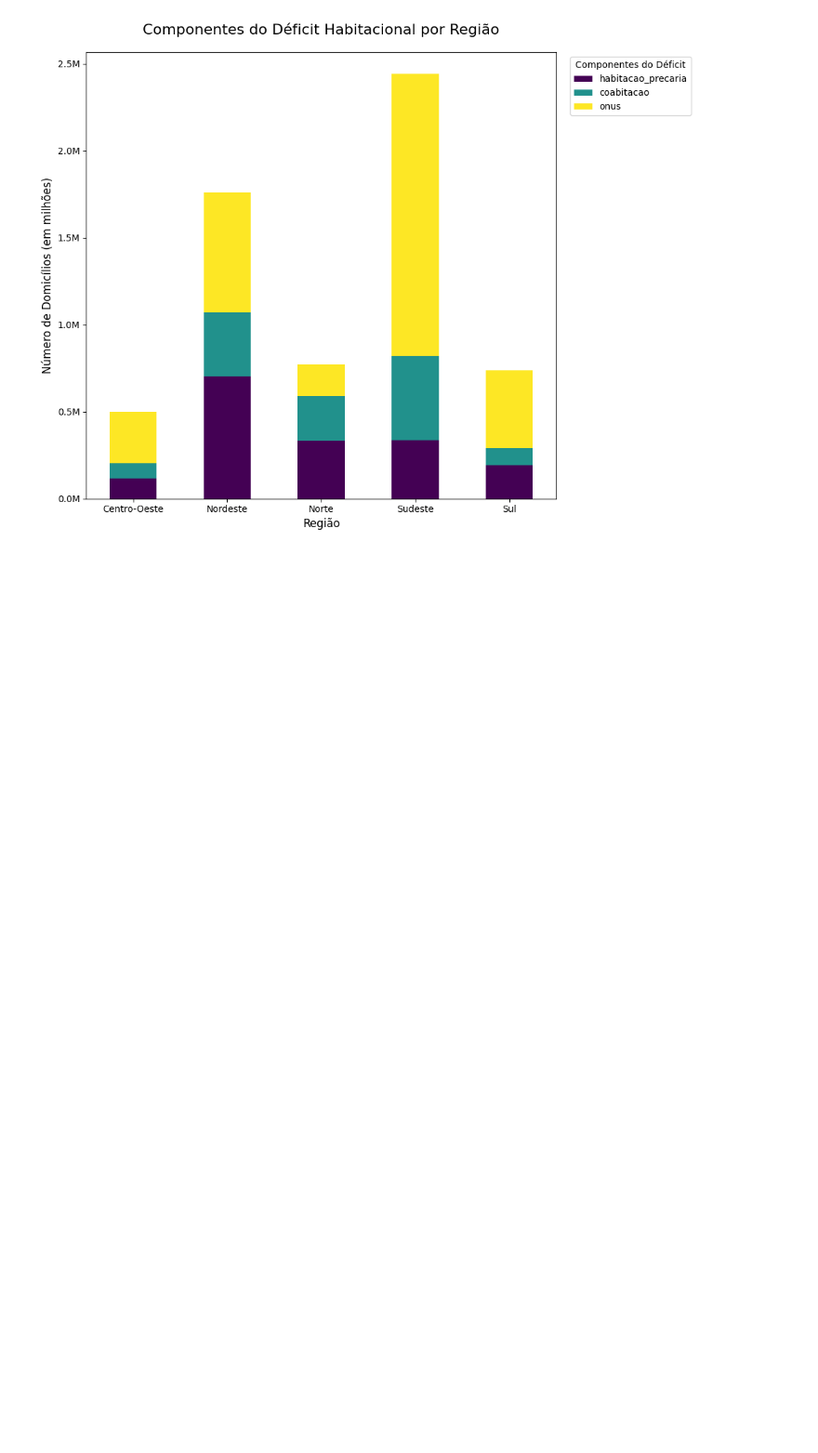
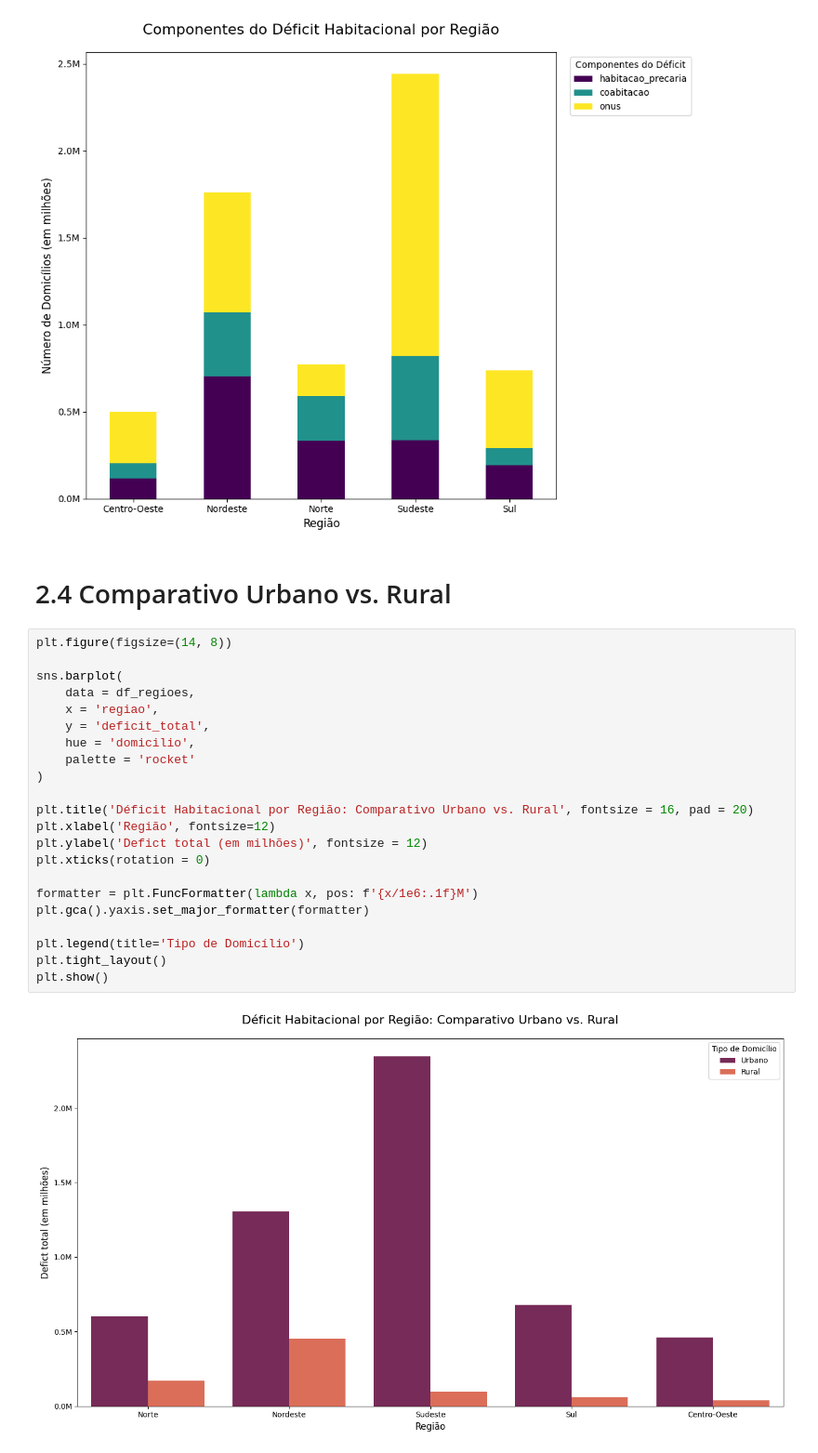
Before and after one commit to Matheus-Andrade-30/municipal-housing-data, a Jupyter notebook: notebooks/Situação/02_exploracao_visualizacoes.ipynb, the cells around one changed output. Shown at 93% size. Cells and saved outputs as stored; diff of their text form; blank space fills up the shorter version.

Commit message:
feat: grafico comparativo urbano vs rural

```diff
--- a/notebooks/Situação/02_exploracao_visualizacoes.ipynb
+++ b/notebooks/Situação/02_exploracao_visualizacoes.ipynb
@@ -68,3 +68,29 @@ plt.show
 # %% [output]
 <function matplotlib.pyplot.show(close=None, block=None)>
 [figure]
+# %% [markdown]
+# 2.4 Comparativo Urbano vs. Rural
+# %%
+plt.figure(figsize=(14, 8))
+
+sns.barplot(
+    data = df_regioes,
+    x = 'regiao',
+    y = 'deficit_total',
+    hue = 'domicilio',
+    palette = 'rocket'
+)
+
+plt.title('Déficit Habitacional por Região: Comparativo Urbano vs. Rural', fontsize = 16, pad = 20)
+plt.xlabel('Região', fontsize=12)
+plt.ylabel('Defict total (em milhões)', fontsize = 12)
+plt.xticks(rotation = 0)
+
+formatter = plt.FuncFormatter(lambda x, pos: f'{x/1e6:.1f}M')
+plt.gca().yaxis.set_major_formatter(formatter)
+
+plt.legend(title='Tipo de Domicílio')
+plt.tight_layout()
+plt.show()
+# %% [output]
+[figure, added]
```
